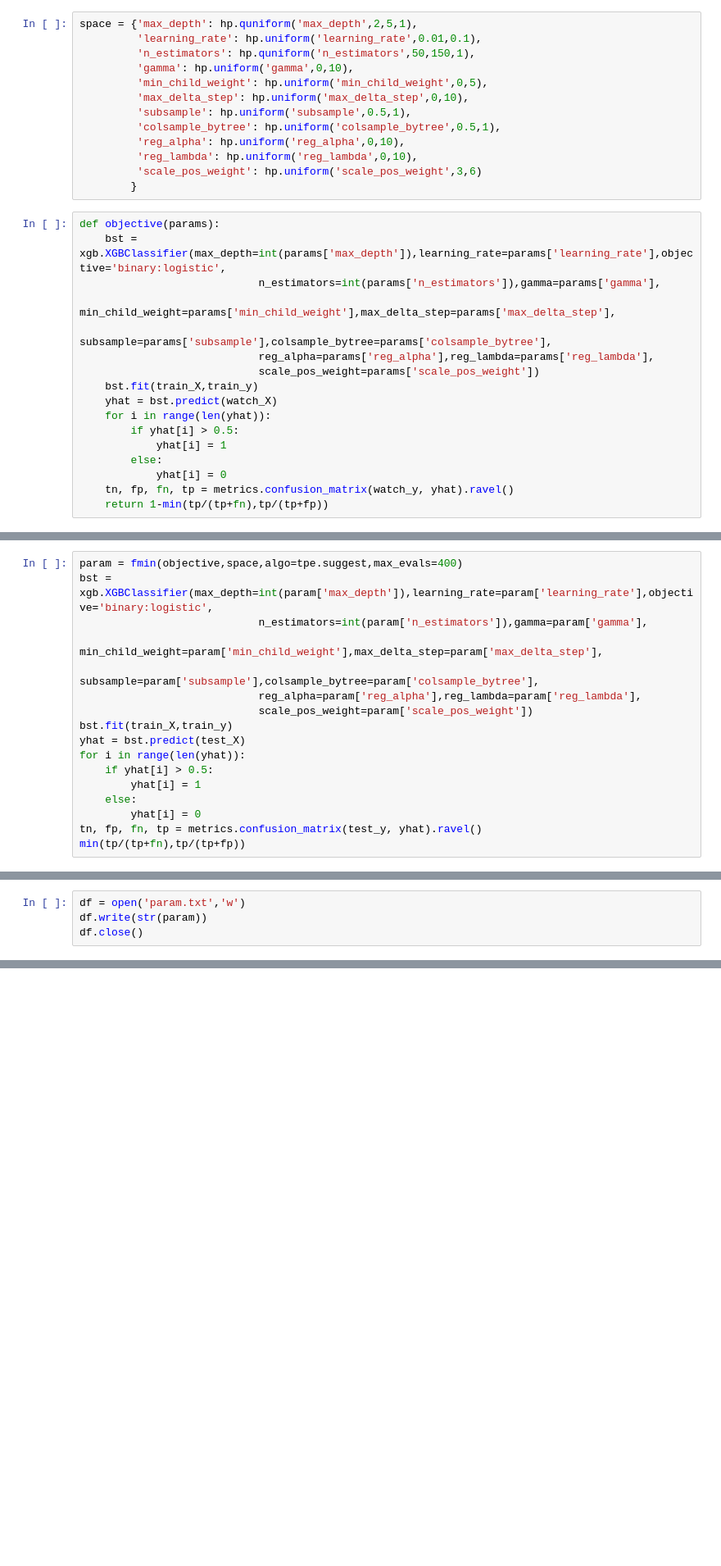
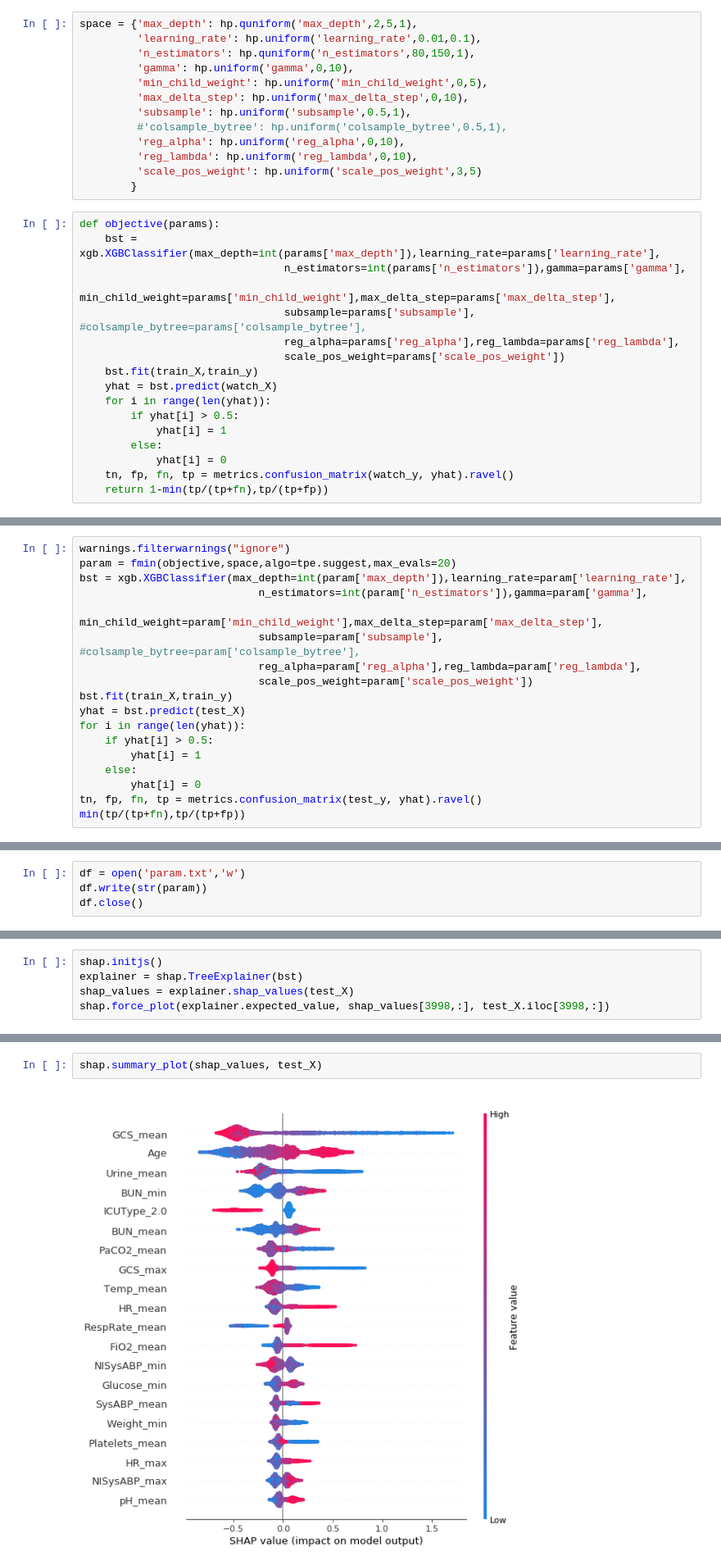
Before and after one commit to yandaq-en/FIT3164, a Jupyter notebook: project script.ipynb, the cells around one changed output, grey strips where cells are left out. Shown at 82% size. Saved outputs shown, nothing was run; the diff lists cells and outputs as text; blank space fills up the shorter version.

```diff
--- a/project script.ipynb
+++ b/project script.ipynb
@@ -155,24 +168,24 @@ from hyperopt import hp, fmin, tpe
 # %%
 space = {'max_depth': hp.quniform('max_depth',2,5,1),
          'learning_rate': hp.uniform('learning_rate',0.01,0.1),
-         'n_estimators': hp.quniform('n_estimators',50,150,1),
+         'n_estimators': hp.quniform('n_estimators',80,150,1),
          'gamma': hp.uniform('gamma',0,10),
          'min_child_weight': hp.uniform('min_child_weight',0,5),
          'max_delta_step': hp.uniform('max_delta_step',0,10),
          'subsample': hp.uniform('subsample',0.5,1),
-         'colsample_bytree': hp.uniform('colsample_bytree',0.5,1),
+         #'colsample_bytree': hp.uniform('colsample_bytree',0.5,1),
          'reg_alpha': hp.uniform('reg_alpha',0,10),
          'reg_lambda': hp.uniform('reg_lambda',0,10),
-         'scale_pos_weight': hp.uniform('scale_pos_weight',3,6)
+         'scale_pos_weight': hp.uniform('scale_pos_weight',3,5)
         }
 # %%
 def objective(params):
-    bst = xgb.XGBClassifier(max_depth=int(params['max_depth']),learning_rate=params['learning_rate'],objective='binary:logistic',
-                            n_estimators=int(params['n_estimators']),gamma=params['gamma'],
-                            min_child_weight=params['min_child_weight'],max_delta_step=params['max_delta_step'],
-                            subsample=params['subsample'],colsample_bytree=params['colsample_bytree'],
-                            reg_alpha=params['reg_alpha'],reg_lambda=params['reg_lambda'],
-                            scale_pos_weight=params['scale_pos_weight'])
+    bst = xgb.XGBClassifier(max_depth=int(params['max_depth']),learning_rate=params['learning_rate'],
+                                n_estimators=int(params['n_estimators']),gamma=params['gamma'],
+                                min_child_weight=params['min_child_weight'],max_delta_step=params['max_delta_step'],
+                                subsample=params['subsample'], #colsample_bytree=params['colsample_bytree'],
+                                reg_alpha=params['reg_alpha'],reg_lambda=params['reg_lambda'],
+                                scale_pos_weight=params['scale_pos_weight'])
     bst.fit(train_X,train_y)
     yhat = bst.predict(watch_X)
     for i in range(len(yhat)):
@@ -185,9 +200,10 @@ def objective(params):
 # %%
-param = fmin(objective,space,algo=tpe.suggest,max_evals=400)
-bst = xgb.XGBClassifier(max_depth=int(param['max_depth']),learning_rate=param['learning_rate'],objective='binary:logistic',
+warnings.filterwarnings("ignore")
+param = fmin(objective,space,algo=tpe.suggest,max_evals=20)
+bst = xgb.XGBClassifier(max_depth=int(param['max_depth']),learning_rate=param['learning_rate'],
                             n_estimators=int(param['n_estimators']),gamma=param['gamma'],
                             min_child_weight=param['min_child_weight'],max_delta_step=param['max_delta_step'],
-                            subsample=param['subsample'],colsample_bytree=param['colsample_bytree'],
+                            subsample=param['subsample'], #colsample_bytree=param['colsample_bytree'],
                             reg_alpha=param['reg_alpha'],reg_lambda=param['reg_lambda'],
                             scale_pos_weight=param['scale_pos_weight'])
 bst.fit(train_X,train_y)
@@ -245,0 +243,5 @@ param
+# %%
+shap.initjs()
+explainer = shap.TreeExplainer(bst)
+shap_values = explainer.shap_values(test_X)
+shap.force_plot(explainer.expected_value, shap_values[3998,:], test_X.iloc[3998,:])
@@ -245,0 +268,4 @@ param
+# %%
+shap.summary_plot(shap_values, test_X)
+# %% [output]
+[figure, added]
```
Also changed, not shown: parts of 37 cells of this notebook.
